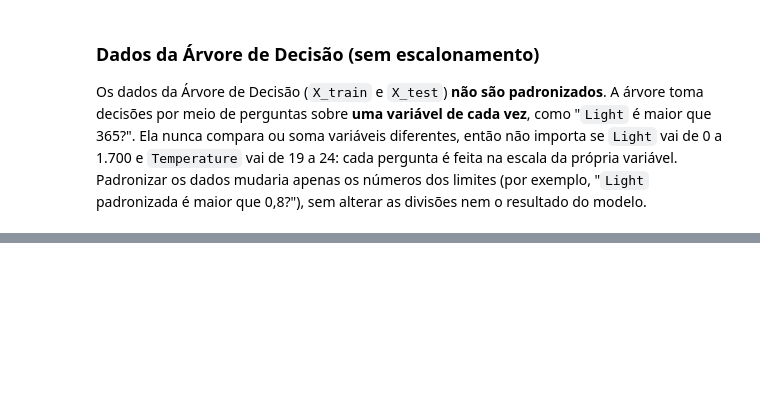
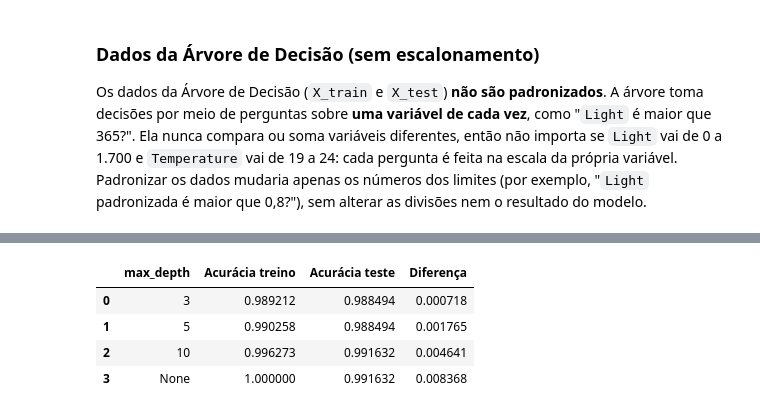
Before and after one commit to MatheusCapri/ocupacao_salas_ml, a Jupyter notebook: notebooks/analise_ocupacao.ipynb, the cells around one changed output, grey strips where cells are left out. Saved outputs shown, nothing was run; the diff lists cells and outputs as text; code cells hidden in the pictures; blank space fills up the shorter version.

```diff
--- a/notebooks/analise_ocupacao.ipynb
+++ b/notebooks/analise_ocupacao.ipynb
@@ -620,0 +667,21 @@ Os dados da Árvore de Decisão (`X_train` e `X_test`) **não são padronizados*
+# %%
+resultados_arvore = []
+
+for profundidade in [3, 5, 10, None]:
+    arvore = DecisionTreeClassifier(max_depth=profundidade, random_state=42)
+    arvore.fit(X_train, y_train)
+
+    acc_treino = accuracy_score(y_train, arvore.predict(X_train))
+    acc_teste = accuracy_score(y_test, arvore.predict(X_test))
+
+    resultados_arvore.append({"max_depth": str(profundidade), "Acurácia treino": acc_treino, "Acurácia teste": acc_teste})
+
+tabela_arvore = pd.DataFrame(resultados_arvore)
+tabela_arvore["Diferença"] = tabela_arvore["Acurácia treino"] - tabela_arvore["Acurácia teste"]
+tabela_arvore
+# %% [output]
+|  | max_depth | Acurácia treino | Acurácia teste | Diferença |
+| 0 | 3 | 0.989212 | 0.988494 | 0.000718 |
+| 1 | 5 | 0.990258 | 0.988494 | 0.001765 |
+| 2 | 10 | 0.996273 | 0.991632 | 0.004641 |
+| 3 | None | 1.000000 | 0.991632 | 0.008368 |
```
Also changed, not shown: parts of 16 cells of this notebook.
